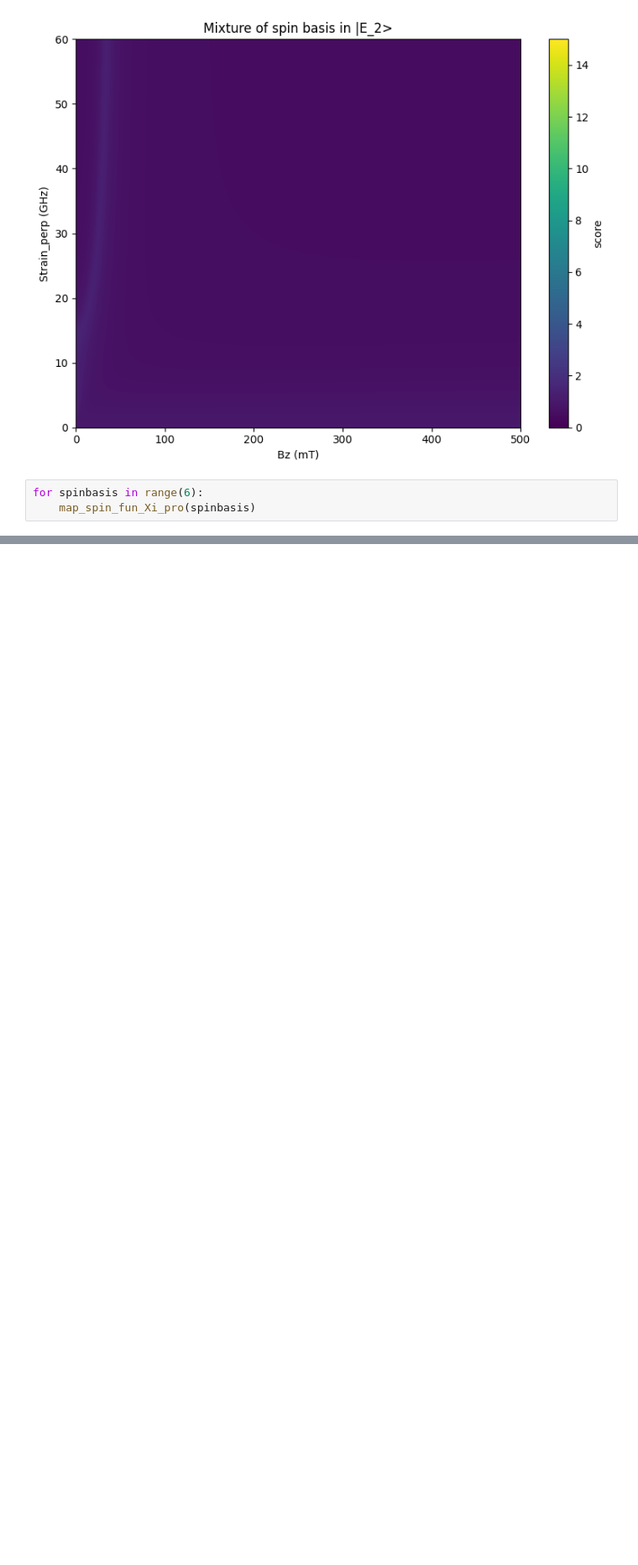
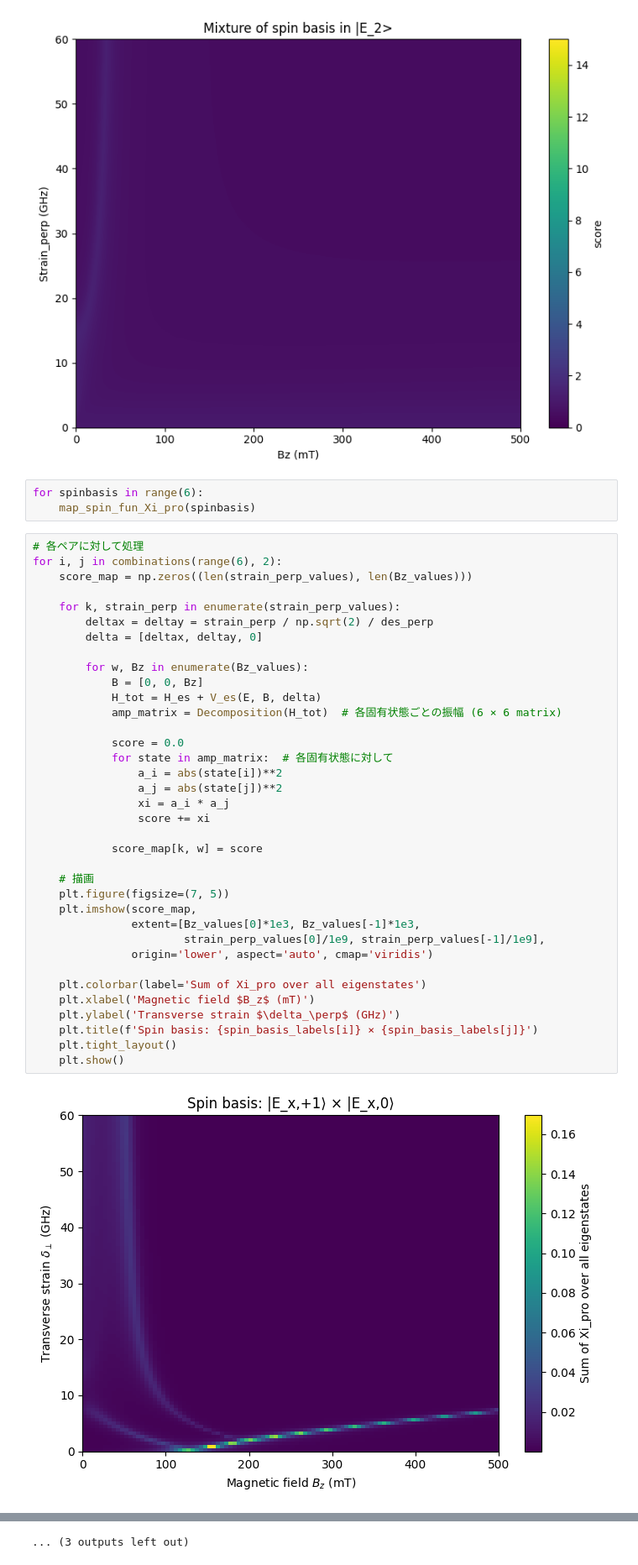
Before and after one commit to Risei412/EIT, a Jupyter notebook: Inte_mapping of spin state .ipynb, the cells around one changed output, grey strips where cells are left out. Shown at 84% size. Saved outputs shown, nothing was run; the diff lists cells and outputs as text; blank space fills up the shorter version.

```diff
--- a/Inte_mapping of spin state .ipynb
+++ b/Inte_mapping of spin state .ipynb
@@ -214,3 +216,41 @@ for spin_basis in range(6):
 # %%
 for spinbasis in range(6):
     map_spin_fun_Xi_pro(spinbasis)
+# %%
+# 各ペアに対して処理
+for i, j in combinations(range(6), 2):
+    score_map = np.zeros((len(strain_perp_values), len(Bz_values)))
+
+    for k, strain_perp in enumerate(strain_perp_values):
+        deltax = deltay = strain_perp / np.sqrt(2) / des_perp
+        delta = [deltax, deltay, 0]
+
+        for w, Bz in enumerate(Bz_values):
+            B = [0, 0, Bz]
+            H_tot = H_es + V_es(E, B, delta)
+            amp_matrix = Decomposition(H_tot)  # 各固有状態ごとの振幅 (6 × 6 matrix)
+
+            score = 0.0
+            for state in amp_matrix:  # 各固有状態に対して
+                a_i = abs(state[i])**2
+                a_j = abs(state[j])**2
+                xi = a_i * a_j
+                score += xi
+
+            score_map[k, w] = score
+
+    # 描画
+    plt.figure(figsize=(7, 5))
+    plt.imshow(score_map,
+               extent=[Bz_values[0]*1e3, Bz_values[-1]*1e3,
+                       strain_perp_values[0]/1e9, strain_perp_values[-1]/1e9],
+               origin='lower', aspect='auto', cmap='viridis')
+
+    plt.colorbar(label='Sum of Xi_pro over all eigenstates')
+    plt.xlabel('Magnetic field $B_z$ (mT)')
+    plt.ylabel('Transverse strain $\delta_\perp$ (GHz)')
+    plt.title(f'Spin basis: {spin_basis_labels[i]} × {spin_basis_labels[j]}')
+    plt.tight_layout()
+    plt.show()
+# %% [output]
+[figure, added]
@@ -216,0 +268 @@ for spinbasis in range(6):
+... (3 outputs left out)
```
Also changed, not shown: parts of 12 cells of this notebook.
